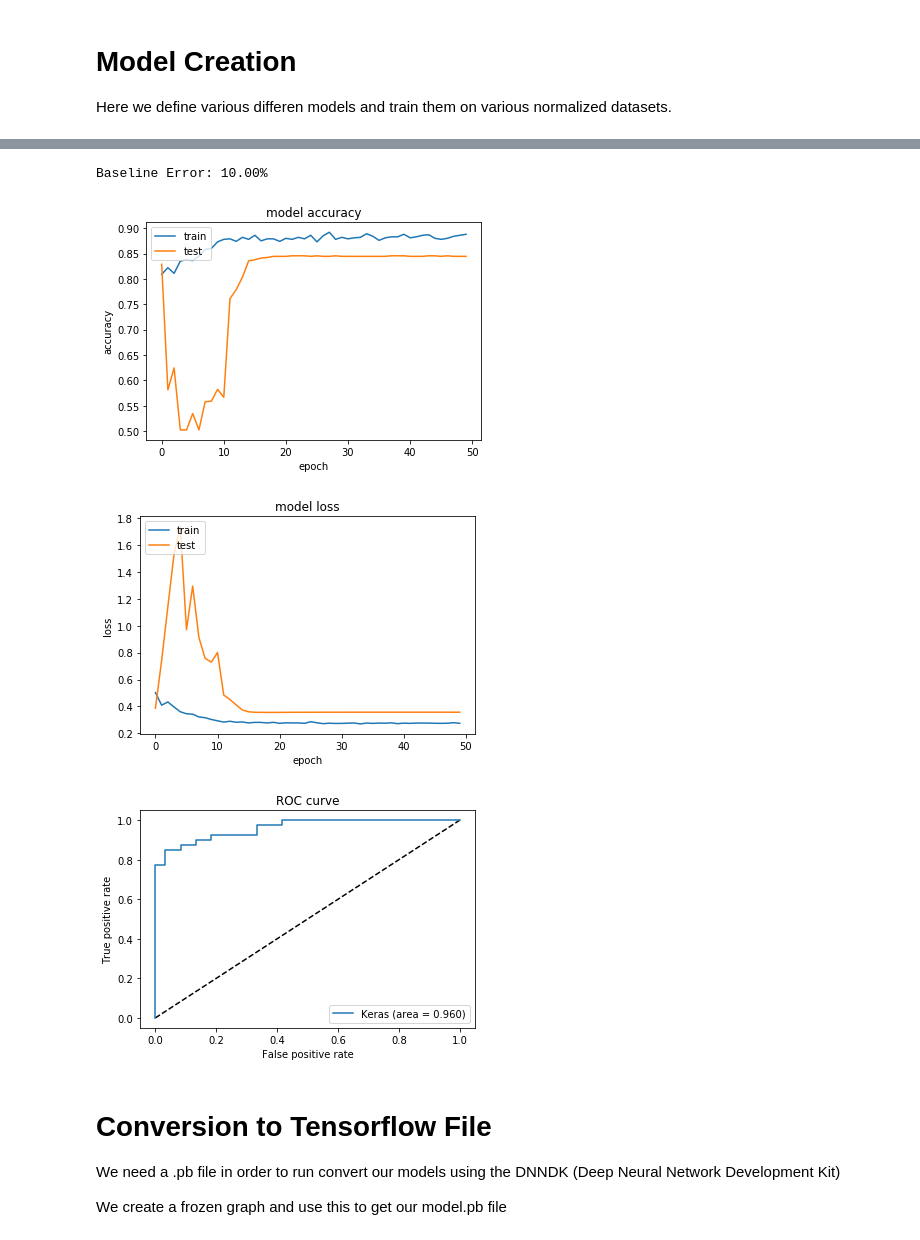
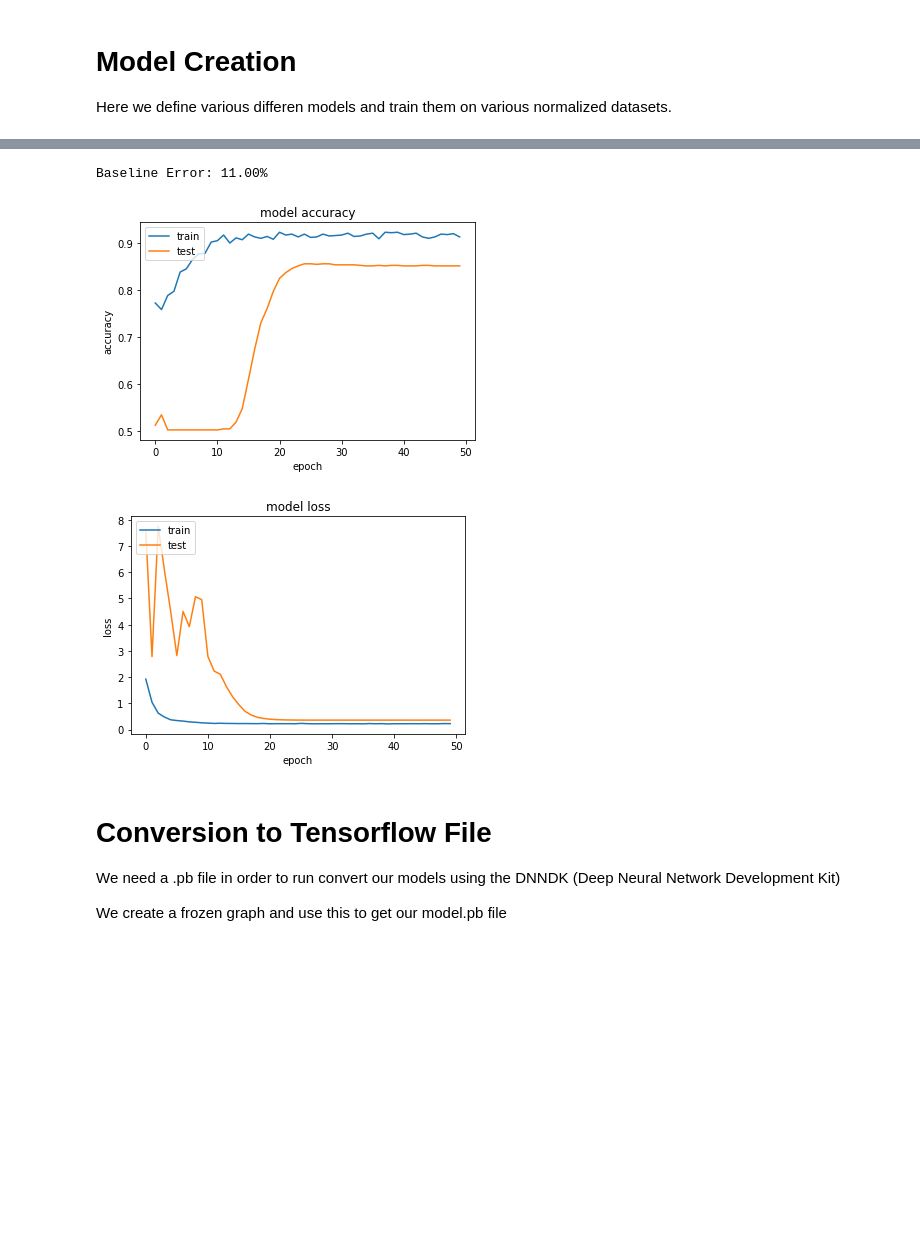
Before and after one commit to bwwarren/SignalBackgroundTraining, a Jupyter notebook: Training/Keras_Notebook.ipynb, the cells around one changed output, grey strips where cells are left out. Drawn from its saved outputs; the diff is of its cells as text; code cells hidden in the pictures; blank space fills up the shorter version.

Commit message:
Changed to softmax

```diff
--- a/Training/Keras_Notebook.ipynb
+++ b/Training/Keras_Notebook.ipynb
@@ -30,6 +33,7 @@ np.random.seed(7)
 #This loads all of our data and gives us our images and labels in the format we need
 
 images, labels = convert_data.images_and_labels()
+labels = keras.utils.to_categorical(labels, num_classes=2) #changing to one hot encoding
 
 x_tr, x_val, y_tr, y_val = train_test_split(images, labels, test_size=0.5, random_state=42)
 x_val, x_te, y_val, y_te = train_test_split(x_val, y_val, test_size=0.1, random_state=42)
@@ -179,0 +166,17 @@ _________________________________________________________________
+# %%
+def model_two_conv_two_max_layer_softmax():
+    model = Sequential()
+    model.add(Conv2D(filters=32, kernel_size=(3, 3), activation='relu', strides=1, padding='same', data_format='channels_last', input_shape=(26,32,3)))
+    model.add(MaxPooling2D(pool_size=(2, 2), strides=2, padding='valid' ))
+    model.add(Conv2D(filters=32, kernel_size=(3, 3), activation='relu', strides=1, padding='same', data_format='channels_last'))
+    model.add(MaxPooling2D(pool_size=(2, 2), strides=2, padding='valid' ))
+    model.add(BatchNormalization())
+    model.add(Flatten())
+    model.add(Dense(2, activation='softmax'))
+
+    model.compile(optimizer="rmsprop", loss="binary_crossentropy", metrics=["accuracy"])
+
+    return model
+
+model_2c2m_softmax = model_two_conv_two_max_layer_softmax()
+model_2c2m_softmax.summary()
@@ -208,0 +212,2 @@ Epoch 50/50
+# %%
+history_2c2m_softmax = model_2c2m_softmax.fit(x_tr, y_tr, validation_data = (x_val, y_val) ,epochs = epochs, verbose=2, callbacks = [reduce_lr], batch_size = batch_size)
@@ -209,45 +232,44 @@ Epoch 50/50
 # %%
-scores = model_2c2m.evaluate(x_te, y_te, verbose=0)
+scores = model_2c2m_softmax.evaluate(x_te, y_te, verbose=0)
 print("Baseline Error: %.2f%%" % (100-scores[1]*100))
 
-plt.plot(history_2c2m.history['acc'])
-plt.plot(history_2c2m.history['val_acc'])
+plt.plot(history_2c2m_softmax.history['acc'])
+plt.plot(history_2c2m_softmax.history['val_acc'])
 plt.title('model accuracy')
 plt.ylabel('accuracy')
 plt.xlabel('epoch')
 plt.legend(['train', 'test'], loc='upper left')
 plt.show()
 
 # summarize history for loss
-plt.plot(history_2c2m.history['loss'])
-plt.plot(history_2c2m.history['val_loss'])
+plt.plot(history_2c2m_softmax.history['loss'])
+plt.plot(history_2c2m_softmax.history['val_loss'])
 plt.title('model loss')
 plt.ylabel('loss')
 plt.xlabel('epoch')
 plt.legend(['train', 'test'], loc='upper left')
 plt.show()
 
-from sklearn.metrics import roc_curve
+# from sklearn.metrics import roc_curve
 
-y_pred_keras = model_2c2m.predict(x_te).ravel()
-fpr_keras, tpr_keras, thresholds_keras = roc_curve(y_te, y_pred_keras)
+# y_pred_keras = model_2c2m_softmax.predict(x_te).ravel()
+# fpr_keras, tpr_keras, thresholds_keras = roc_curve(y_te, y_pred_keras)
 
-from sklearn.metrics import auc
-auc_keras = auc(fpr_keras, tpr_keras)
+# from sklearn.metrics import auc
+# auc_keras = auc(fpr_keras, tpr_keras)
 
-plt.figure(1)
-plt.plot([0, 1], [0, 1], 'k--')
-plt.plot(fpr_keras, tpr_keras, label='Keras (area = {:.3f})'.format(auc_keras))
-plt.xlabel('False positive rate')
-plt.ylabel('True positive rate')
-plt.title('ROC curve')
-plt.legend(loc='best')
-plt.show()
+# plt.figure(1)
+# plt.plot([0, 1], [0, 1], 'k--')
+# plt.plot(fpr_keras, tpr_keras, label='Keras (area = {:.3f})'.format(auc_keras))
+# plt.xlabel('False positive rate')
+# plt.ylabel('True positive rate')
+# plt.title('ROC curve')
+# plt.legend(loc='best')
+# plt.show()
 # %% [output]
-Baseline Error: 10.00%
+Baseline Error: 11.00%
-[figure, old version]
+[figure, new version]
-[figure, old version]
+[figure, new version]
-[figure, removed]
 # %% [markdown]
 # Conversion to Tensorflow File
 
```
Also changed, not shown: parts of 6 cells of this notebook, 1 other file.
